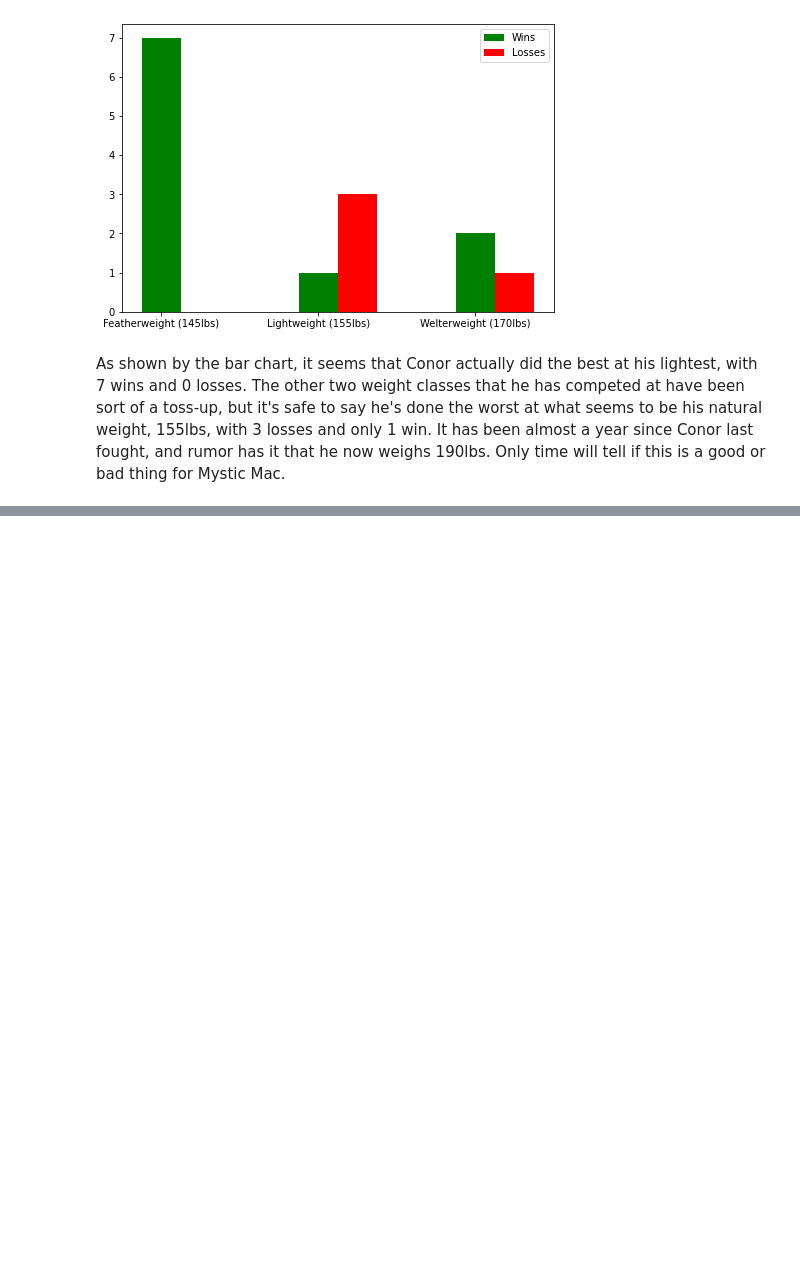
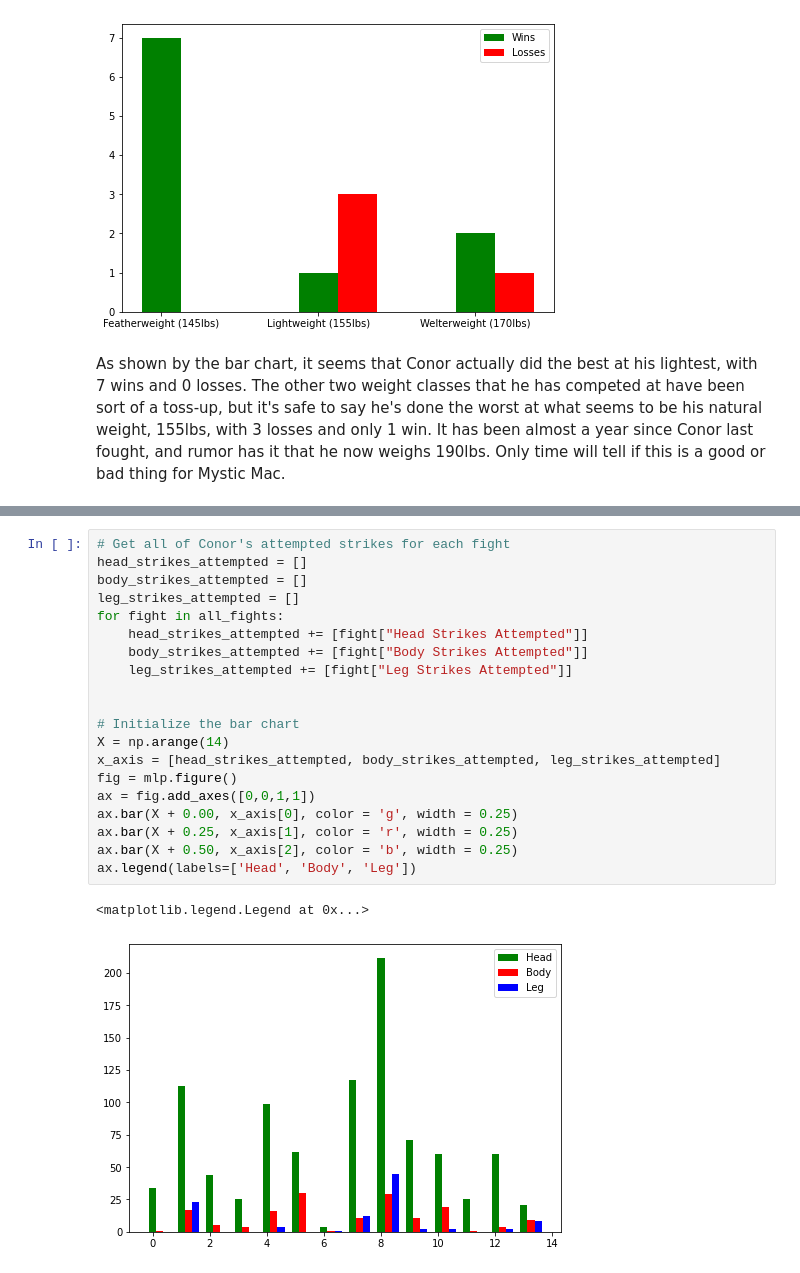
Before and after one commit to FZA002/FZA002.github.io, a Jupyter notebook: FinalProject.ipynb, the cells around one changed output, grey strips where cells are left out. Saved outputs shown, nothing was run; the diff lists cells and outputs as text; blank space fills up the shorter version.

```diff
--- a/FinalProject.ipynb
+++ b/FinalProject.ipynb
@@ -265,0 +267,23 @@ for fight in all_stats:
+# %%
+# Get all of Conor's attempted strikes for each fight
+head_strikes_attempted = []
+body_strikes_attempted = []
+leg_strikes_attempted = []
+for fight in all_fights:
+    head_strikes_attempted += [fight["Head Strikes Attempted"]]
+    body_strikes_attempted += [fight["Body Strikes Attempted"]]
+    leg_strikes_attempted += [fight["Leg Strikes Attempted"]]
+
+
+# Initialize the bar chart
+X = np.arange(14)
+x_axis = [head_strikes_attempted, body_strikes_attempted, leg_strikes_attempted]
+fig = mlp.figure()
+ax = fig.add_axes([0,0,1,1])
+ax.bar(X + 0.00, x_axis[0], color = 'g', width = 0.25)
+ax.bar(X + 0.25, x_axis[1], color = 'r', width = 0.25)
+ax.bar(X + 0.50, x_axis[2], color = 'b', width = 0.25)
+ax.legend(labels=['Head', 'Body', 'Leg'])
+# %% [output]
+<matplotlib.legend.Legend at 0x...>
+[figure, added]
```
Also changed, not shown: parts of 13 cells of this notebook, 1 other file.
